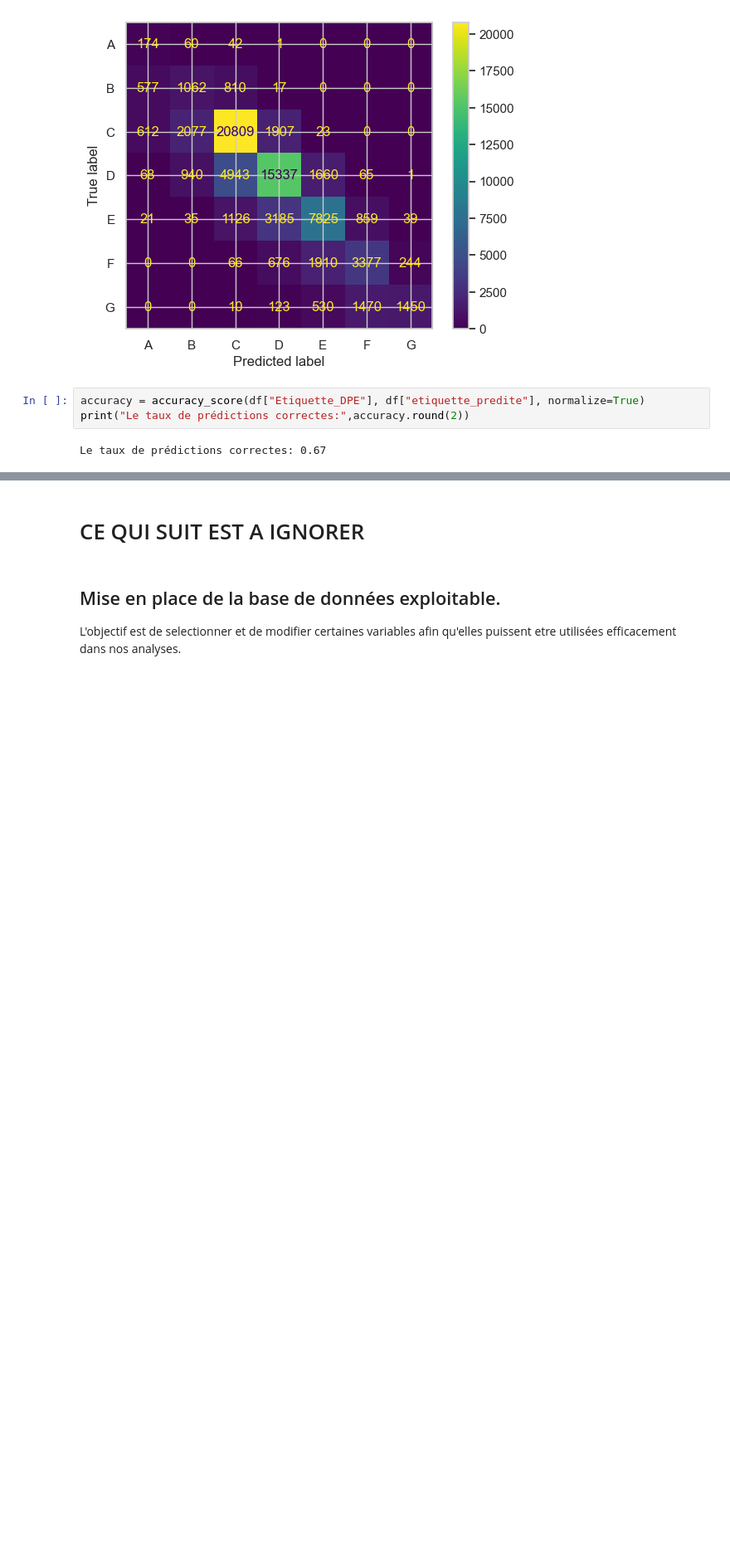
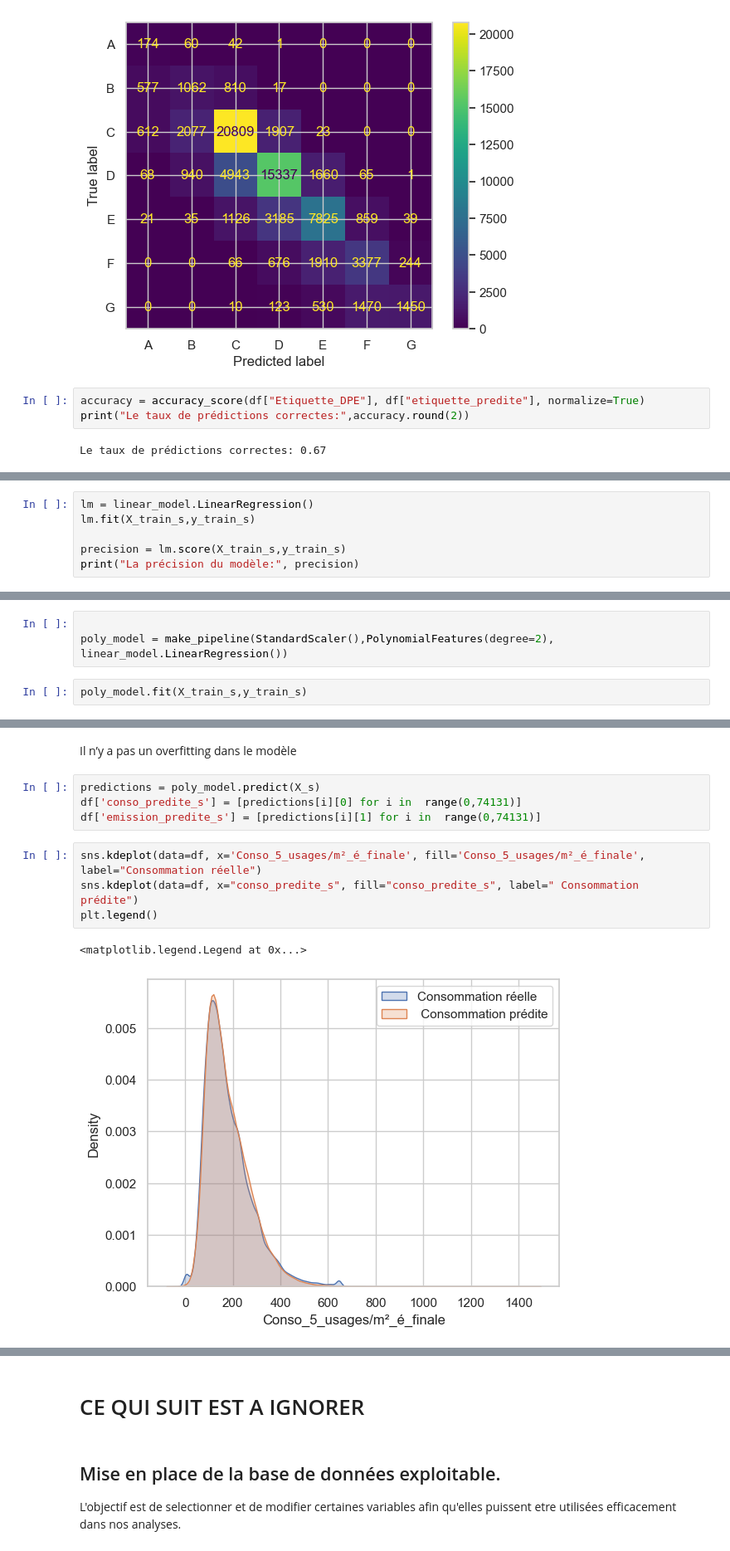
Before and after one commit to LACHQER-Wiam/Projet-Python, a Jupyter notebook: data.ipynb, the cells around one changed output, grey strips where cells are left out. Shown at 83% size. Saved outputs shown, nothing was run; the diff lists cells and outputs as text; blank space fills up the shorter version.

Commit message:
modèle simultané

```diff
--- a/data.ipynb
+++ b/data.ipynb
@@ -1024,0 +1104,6 @@ Le taux de prédictions correctes: 0.67
+# %%
+lm = linear_model.LinearRegression()
+lm.fit(X_train_s,y_train_s)
+
+precision = lm.score(X_train_s,y_train_s)
+print("La précision du modèle:", precision)
@@ -1024,0 +1127,5 @@ Le taux de prédictions correctes: 0.67
+# %%
+
+poly_model = make_pipeline(StandardScaler(),PolynomialFeatures(degree=2), linear_model.LinearRegression())
+# %%
+poly_model.fit(X_train_s,y_train_s)
@@ -1024,0 +1152,13 @@ Le taux de prédictions correctes: 0.67
+# %% [markdown]
+Il n’y a pas un overfitting dans le modèle
+# %%
+predictions = poly_model.predict(X_s)
+df['conso_predite_s'] = [predictions[i][0] for i in  range(0,74131)]
+df['emission_predite_s'] = [predictions[i][1] for i in  range(0,74131)]
+# %%
+sns.kdeplot(data=df, x='Conso_5_usages/m²_é_finale', fill='Conso_5_usages/m²_é_finale', label="Consommation réelle")
+sns.kdeplot(data=df, x="conso_predite_s", fill="conso_predite_s", label=" Consommation prédite")
+plt.legend()
+# %% [output]
+<matplotlib.legend.Legend at 0x...>
+[figure, added]
```
Also changed, not shown: parts of 37 cells of this notebook.
